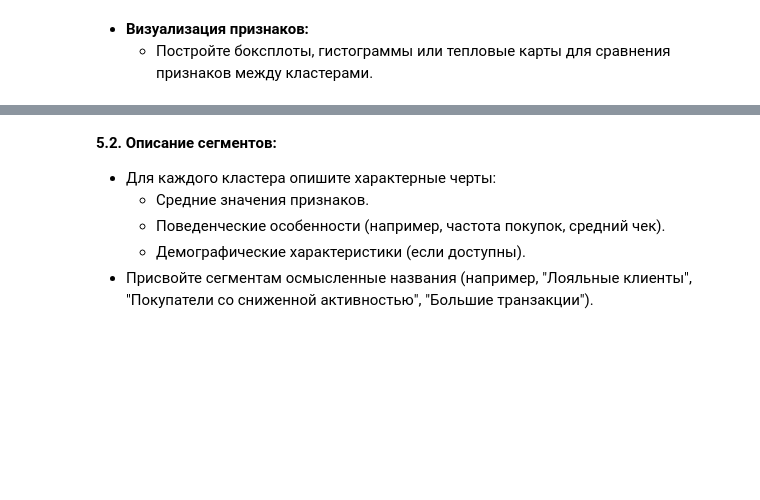
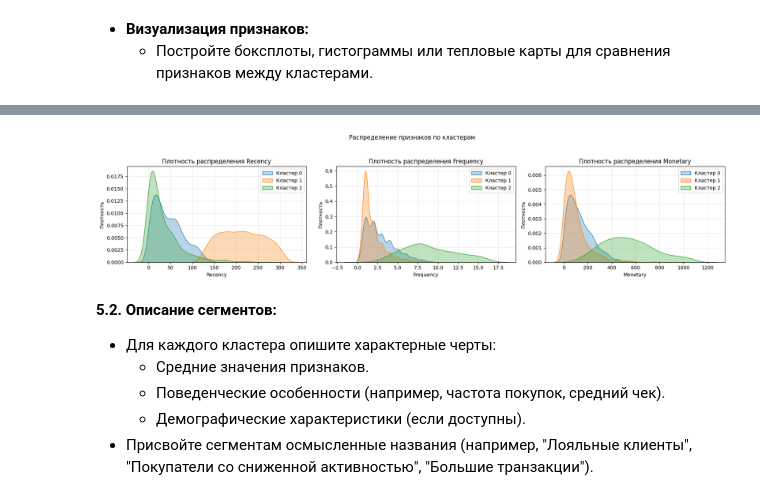
Before and after one commit to GDVevo/ml_uni, a Jupyter notebook: Практическая_работа_№11_Анализ_и_сегментация_клиентов_с_помощью_алгоритмов_кластеризации.ipynb, the cells around one changed output, grey strips where cells are left out. Saved outputs shown, nothing was run; the diff lists cells and outputs as text; code cells hidden in the pictures; blank space fills up the shorter version.

```diff
--- a/Практическая_работа_№11_Анализ_и_сегментация_клиентов_с_помощью_алгоритмов_кластеризации.ipynb
+++ b/Практическая_работа_№11_Анализ_и_сегментация_клиентов_с_помощью_алгоритмов_кластеризации.ipynb
@@ -555,3 +671,19 @@ cluster
+# %%
+fig, axes = plt.subplots(1, 3, figsize=(18, 4))
+for i, feature in enumerate(features):
+    for cluster in sorted(rfm_table_cleaned['cluster'].unique()):
+        subset = rfm_table_cleaned[rfm_table_cleaned['cluster'] == cluster]
+        sns.kdeplot(data=subset, x=feature, ax=axes[i], label=f'Кластер {cluster}', fill=True, alpha=0.3)
+    axes[i].set_title(f'Плотность распределения {feature}')
+    axes[i].set_xlabel(feature)
+    axes[i].set_ylabel('Плотность')
+    axes[i].legend()
+    axes[i].grid(alpha=0.3)
+plt.suptitle('Распределение признаков по кластерам', y=1.05)
+plt.tight_layout()
+plt.show()
+# %% [output]
+[figure, added]
 # %% [markdown]
 **5.2. Описание сегментов:**
 
```
Also changed, not shown: parts of 24 cells of this notebook.
